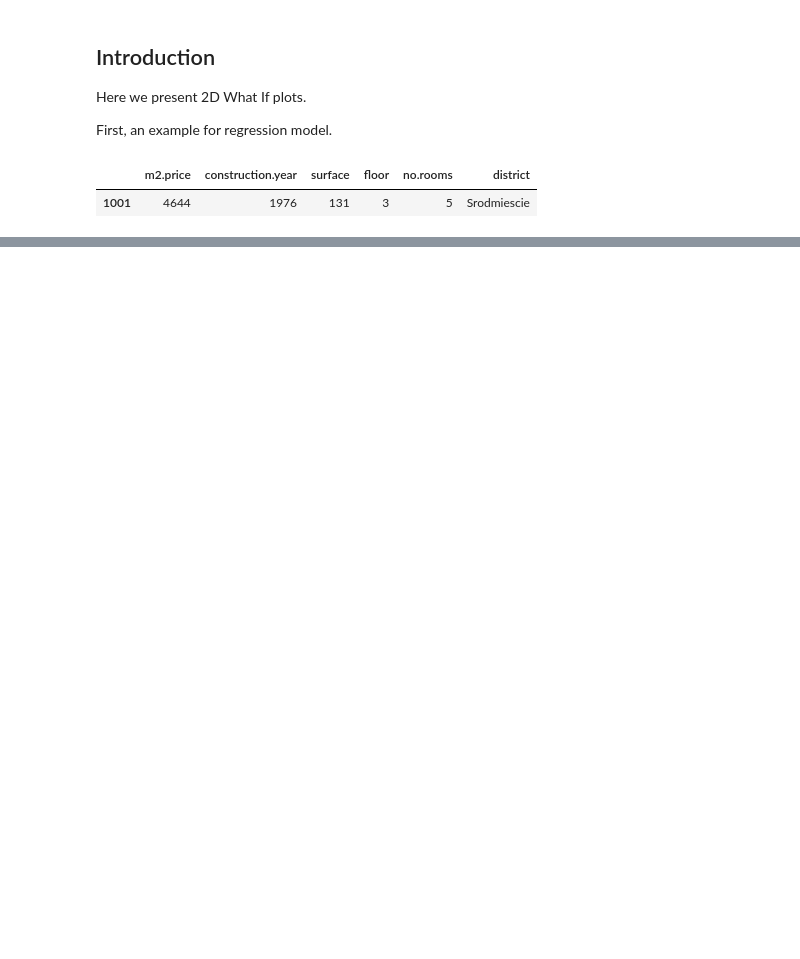
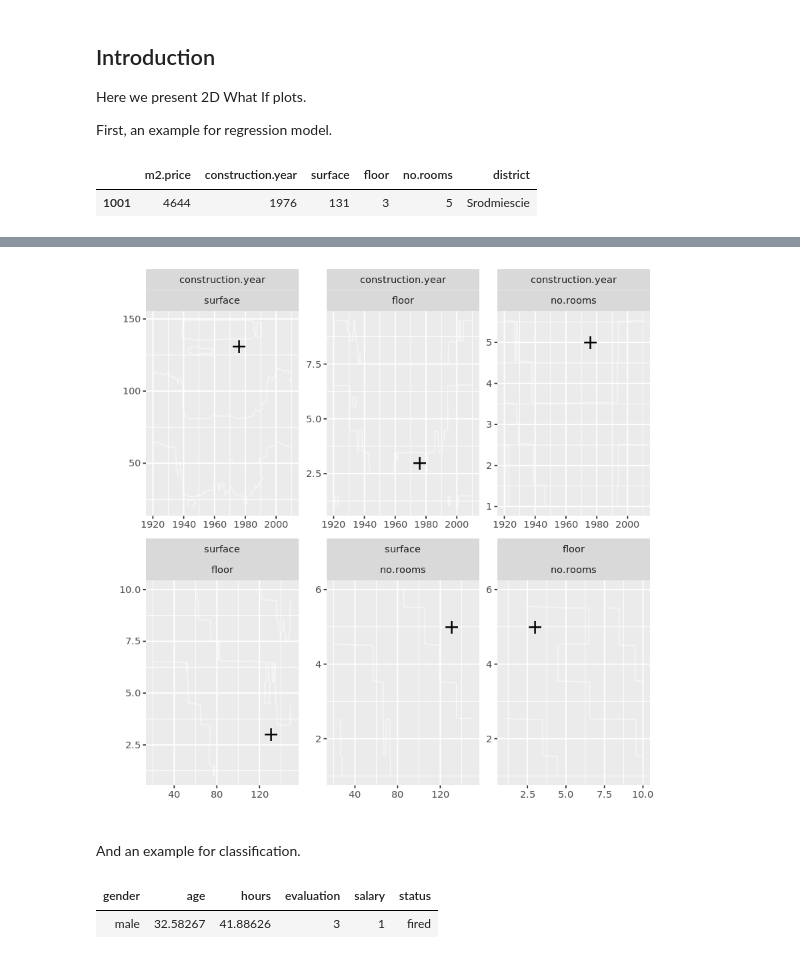
Before and after one commit to pbiecek/ceterisParibus, a Jupyter notebook: jupyter-notebooks/WhatIf2d.ipynb, the cells around one changed output, grey strips where cells are left out. Drawn from its saved outputs; the diff is of its cells as text; code cells hidden in the pictures; blank space fills up the shorter version.

```diff
--- a/jupyter-notebooks/WhatIf2d.ipynb
+++ b/jupyter-notebooks/WhatIf2d.ipynb
@@ -27,0 +56,19 @@ ERROR: Error in what_if_2d(explainer_rf, observation = new_apartment): could not
+# %%
+plot(wi_rf_2d, add_raster = FALSE)
+# %% [output]
+[figure, added]
+# %% [markdown]
+And an example for classification.
+# %%
+# HR data
+model <- randomForest(status ~ gender + age + hours + evaluation + salary, data = HR)
+pred1 <- function(m, x)   predict(m, x, type = "prob")[,1]
+explainer_rf_fired <- explain(model, data = HR[,1:5],
+   y = HR$status == "fired",
+   predict_function = pred1, label = "fired")
+
+new_emp <- HR[1, ]
+new_emp
+# %% [output]
+| gender | age | hours | evaluation | salary | status |
+| male | 32.58267 | 41.88626 | 3 | 1 | fired |
```
Also changed, not shown: parts of 6 cells of this notebook.
